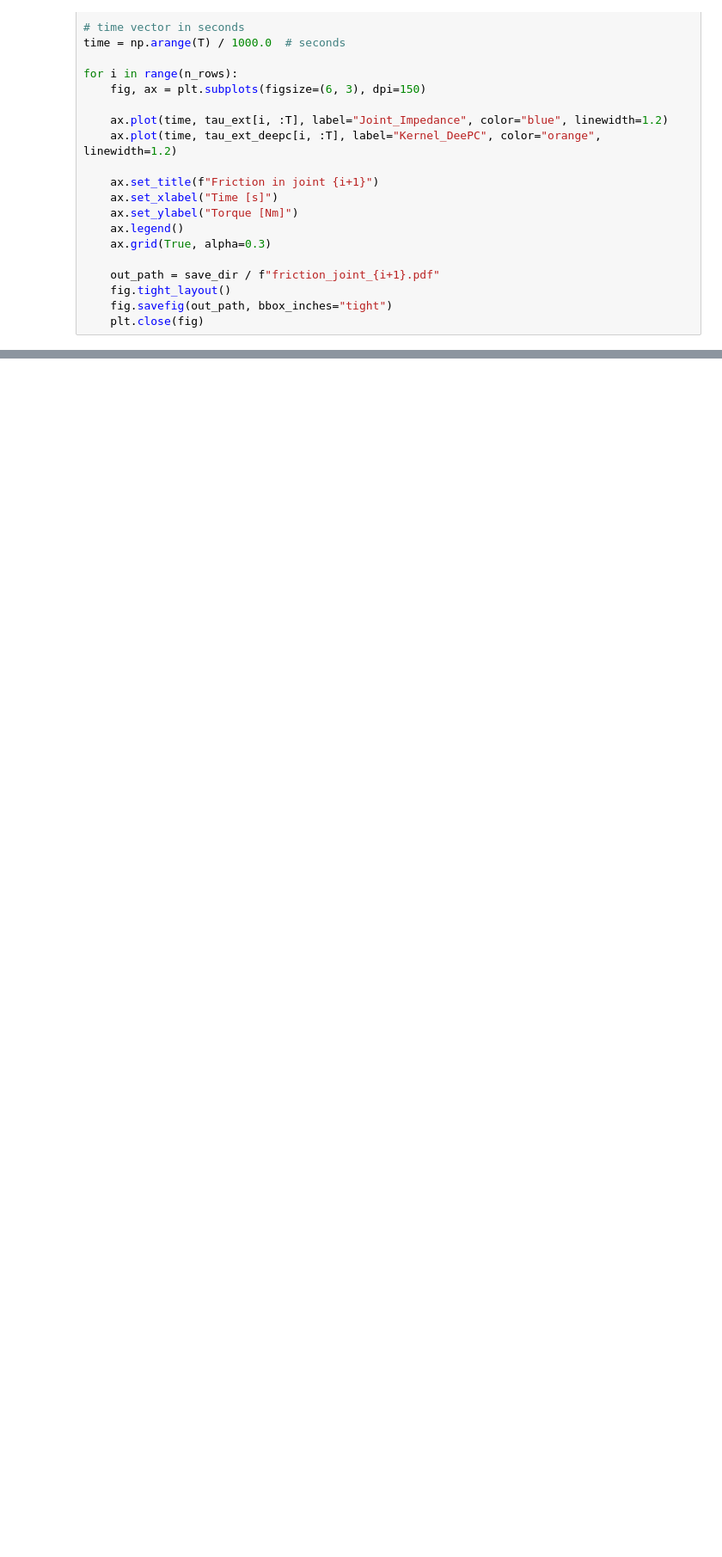
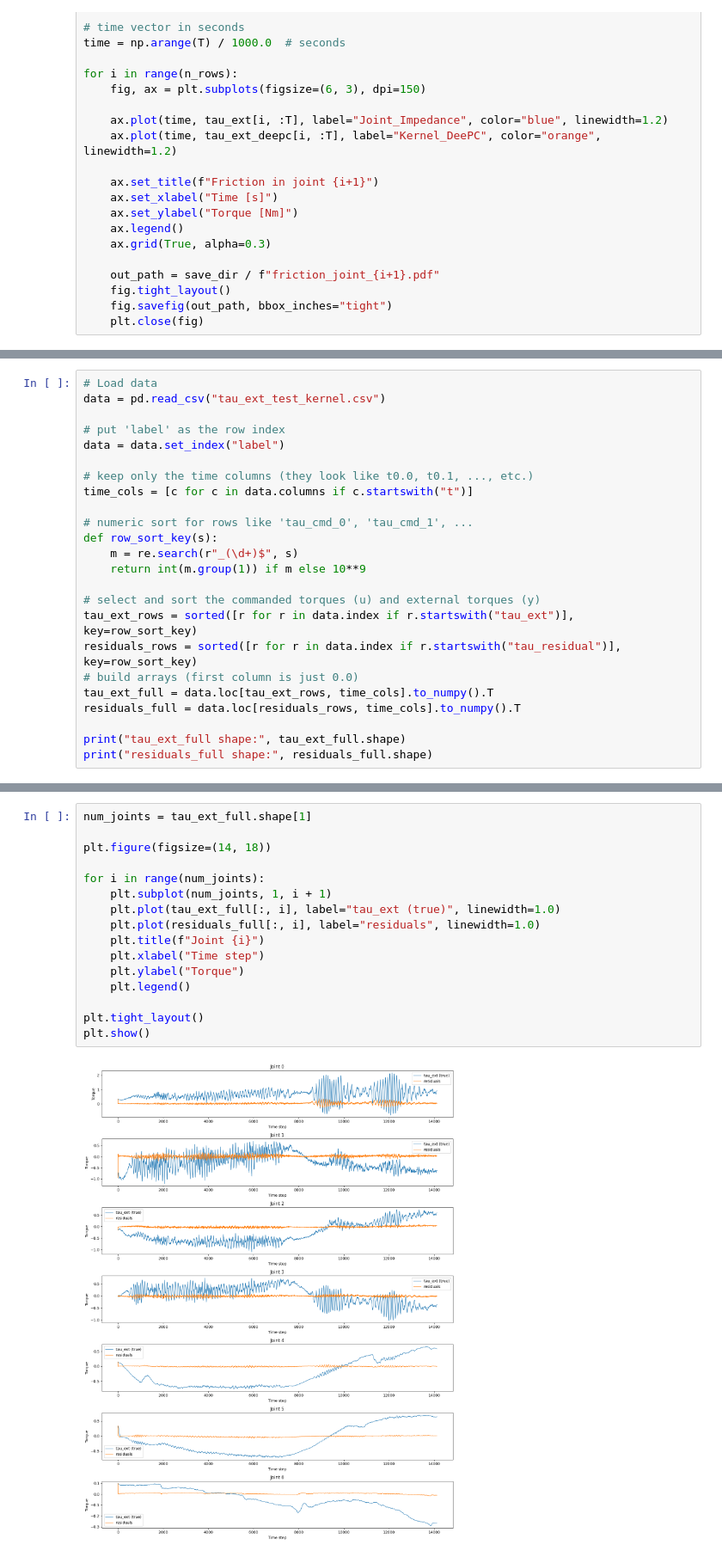
Before and after one commit to Anthony7-Ho/nonlinear_deepc_controller, a Jupyter notebook: performance_evaluation/evaluation.ipynb, the cells around one changed output, grey strips where cells are left out. Shown at 86% size. Drawn from its saved outputs; the diff is of its cells as text; blank space fills up the shorter version.

```diff
--- a/performance_evaluation/evaluation.ipynb
+++ b/performance_evaluation/evaluation.ipynb
@@ -67,0 +125,24 @@ for i in range(n_rows):
+# %%
+# Load data
+data = pd.read_csv("tau_ext_test_kernel.csv")
+
+# put 'label' as the row index
+data = data.set_index("label")
+
+# keep only the time columns (they look like t0.0, t0.1, ..., etc.)
+time_cols = [c for c in data.columns if c.startswith("t")]
+
+# numeric sort for rows like 'tau_cmd_0', 'tau_cmd_1', ...
+def row_sort_key(s):
+    m = re.search(r"_(\d+)$", s)
+    return int(m.group(1)) if m else 10**9
+
+# select and sort the commanded torques (u) and external torques (y)
+tau_ext_rows = sorted([r for r in data.index if r.startswith("tau_ext")], key=row_sort_key)
+residuals_rows = sorted([r for r in data.index if r.startswith("tau_residual")], key=row_sort_key)
+# build arrays (first column is just 0.0)
+tau_ext_full = data.loc[tau_ext_rows, time_cols].to_numpy().T
+residuals_full = data.loc[residuals_rows, time_cols].to_numpy().T
+
+print("tau_ext_full shape:", tau_ext_full.shape)
+print("residuals_full shape:", residuals_full.shape)
@@ -67,0 +154,18 @@ for i in range(n_rows):
+# %%
+num_joints = tau_ext_full.shape[1]
+
+plt.figure(figsize=(14, 18))
+
+for i in range(num_joints):
+    plt.subplot(num_joints, 1, i + 1)
+    plt.plot(tau_ext_full[:, i], label="tau_ext (true)", linewidth=1.0)
+    plt.plot(residuals_full[:, i], label="residuals", linewidth=1.0)
+    plt.title(f"Joint {i}")
+    plt.xlabel("Time step")
+    plt.ylabel("Torque")
+    plt.legend()
+
+plt.tight_layout()
+plt.show()
+# %% [output]
+[figure, added]
```
Also changed, not shown: parts of 9 cells of this notebook, 7 other files.
